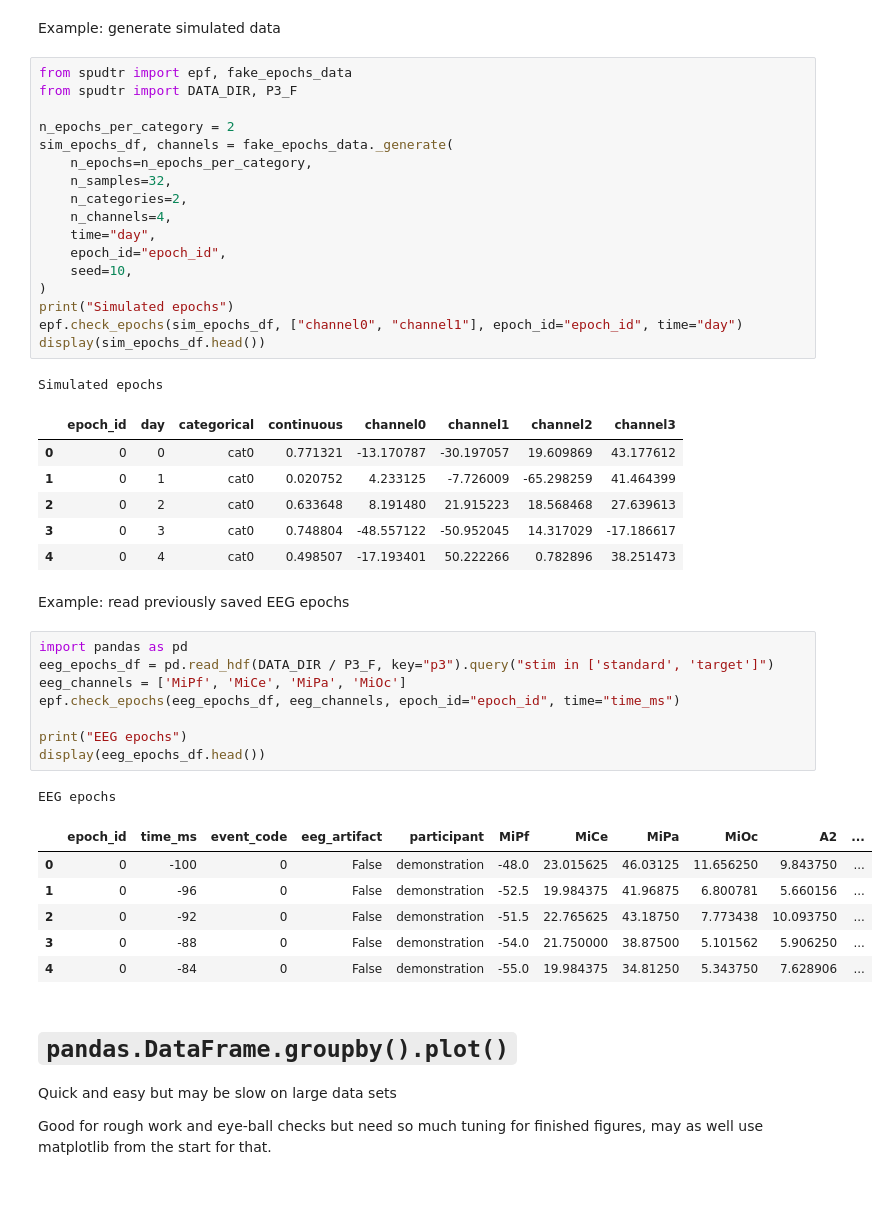
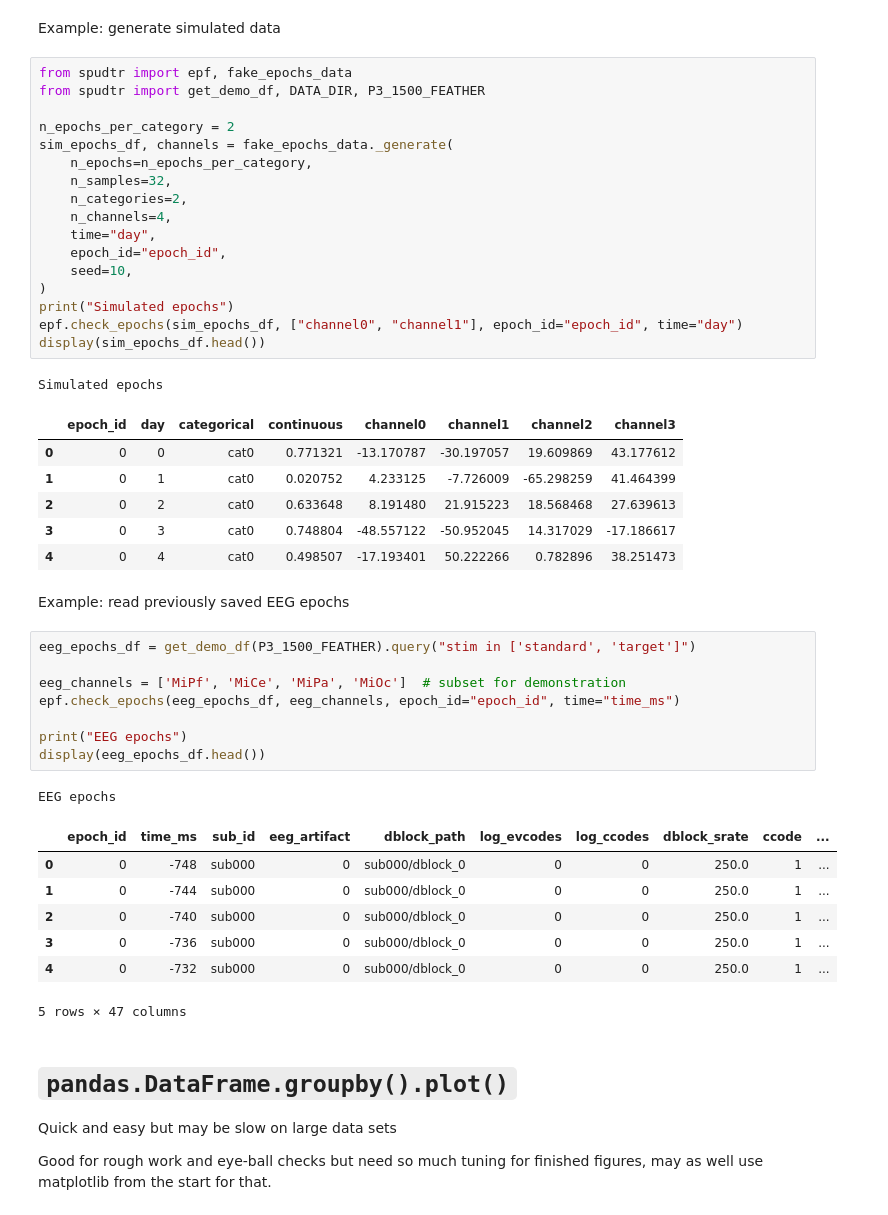
Before and after one commit to turbach/spudtr, a Jupyter notebook: docs/user_guide/visualize/visualize.ipynb, the cells around one changed output. Cells and saved outputs as stored; diff of their text form.

```diff
--- a/docs/user_guide/visualize/visualize.ipynb
+++ b/docs/user_guide/visualize/visualize.ipynb
@@ -4,7 +4,7 @@
 Example: generate simulated data
 # %%
 from spudtr import epf, fake_epochs_data
-from spudtr import DATA_DIR, P3_F
+from spudtr import get_demo_df, DATA_DIR, P3_1500_FEATHER
 
 n_epochs_per_category = 2
 sim_epochs_df, channels = fake_epochs_data._generate(
@@ -30,21 +30,22 @@ Simulated epochs
 # %% [markdown]
 Example: read previously saved EEG epochs
 # %%
-import pandas as pd
-eeg_epochs_df = pd.read_hdf(DATA_DIR / P3_F, key="p3").query("stim in ['standard', 'target']")
-eeg_channels = ['MiPf', 'MiCe', 'MiPa', 'MiOc']
+eeg_epochs_df = get_demo_df(P3_1500_FEATHER).query("stim in ['standard', 'target']")
+
+eeg_channels = ['MiPf', 'MiCe', 'MiPa', 'MiOc']  # subset for demonstration
 epf.check_epochs(eeg_epochs_df, eeg_channels, epoch_id="epoch_id", time="time_ms")
 
 print("EEG epochs")
 display(eeg_epochs_df.head())
 # %% [output]
 EEG epochs
-|  | epoch_id | time_ms | event_code | eeg_artifact | participant | MiPf | MiCe | MiPa | MiOc | A2 | ... |
-| 0 | 0 | -100 | 0 | False | demonstration | -48.0 | 23.015625 | 46.03125 | 11.656250 | 9.843750 | ... |
-| 1 | 0 | -96 | 0 | False | demonstration | -52.5 | 19.984375 | 41.96875 | 6.800781 | 5.660156 | ... |
-| 2 | 0 | -92 | 0 | False | demonstration | -51.5 | 22.765625 | 43.18750 | 7.773438 | 10.093750 | ... |
-| 3 | 0 | -88 | 0 | False | demonstration | -54.0 | 21.750000 | 38.87500 | 5.101562 | 5.906250 | ... |
-| 4 | 0 | -84 | 0 | False | demonstration | -55.0 | 19.984375 | 34.81250 | 5.343750 | 7.628906 | ... |
+|  | epoch_id | time_ms | sub_id | eeg_artifact | dblock_path | log_evcodes | log_ccodes | dblock_srate | ccode | ... |
+| 0 | 0 | -748 | sub000 | 0 | sub000/dblock_0 | 0 | 0 | 250.0 | 1 | ... |
+| 1 | 0 | -744 | sub000 | 0 | sub000/dblock_0 | 0 | 0 | 250.0 | 1 | ... |
+| 2 | 0 | -740 | sub000 | 0 | sub000/dblock_0 | 0 | 0 | 250.0 | 1 | ... |
+| 3 | 0 | -736 | sub000 | 0 | sub000/dblock_0 | 0 | 0 | 250.0 | 1 | ... |
+| 4 | 0 | -732 | sub000 | 0 | sub000/dblock_0 | 0 | 0 | 250.0 | 1 | ... |
+5 rows × 47 columns
 # %% [markdown]
 # `pandas.DataFrame.groupby().plot()`
 
```
Also changed, not shown: parts of 2 cells of this notebook, 13 other files.
